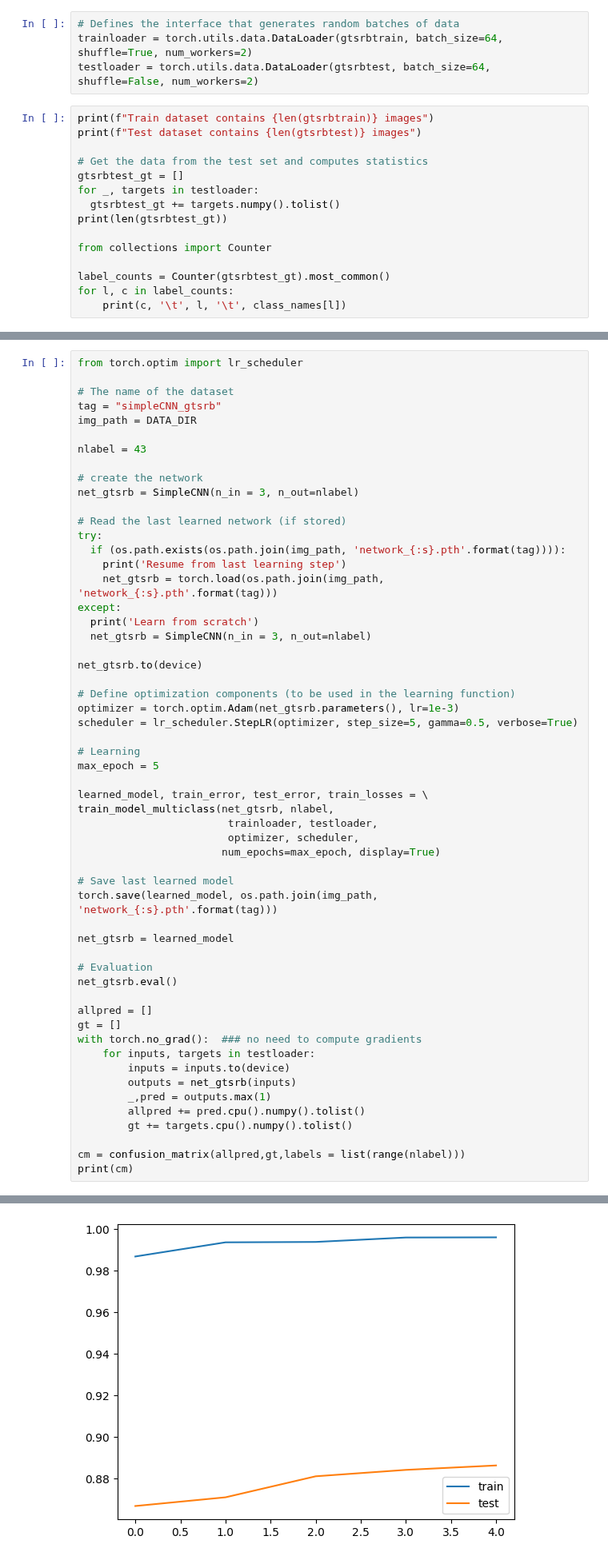
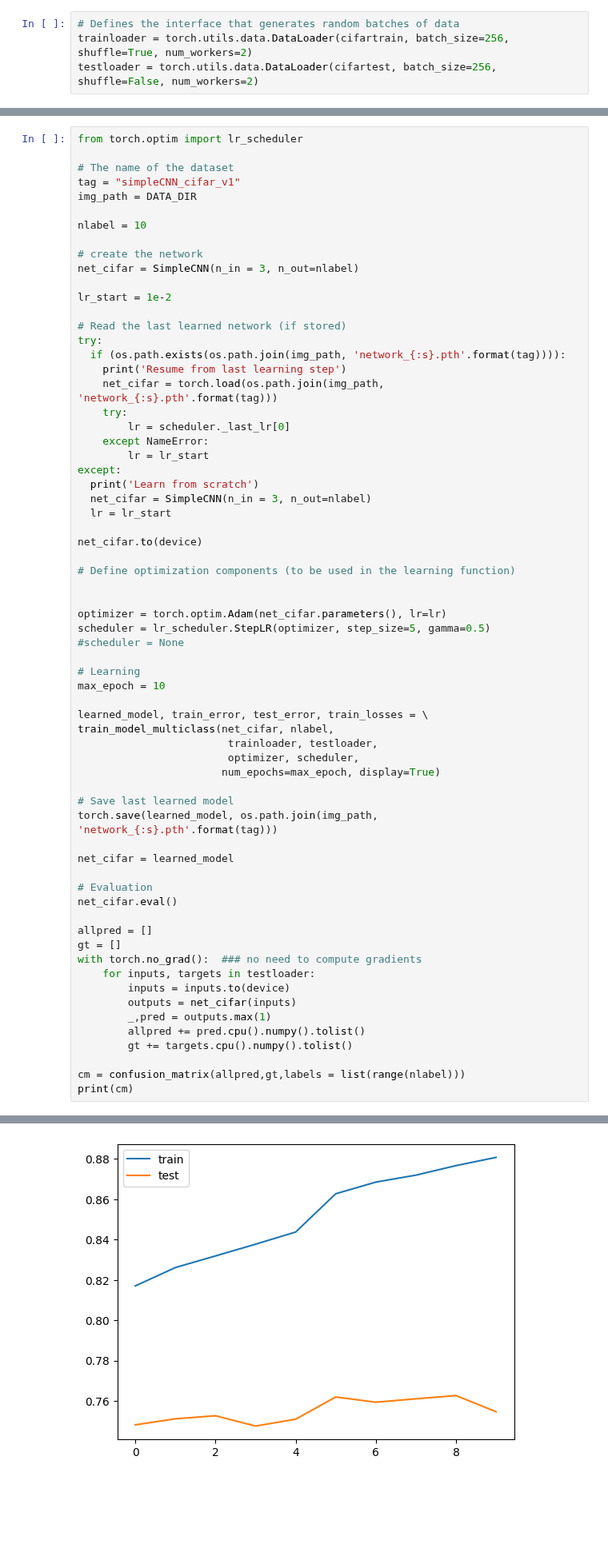
Before and after one commit to stepherbin/teaching, a Jupyter notebook: IOGS/td_deep_learning.ipynb, the cells around one changed output, grey strips where cells are left out. Shown at 80% size. Drawn from its saved outputs; the diff is of its cells as text; blank space fills up the shorter version.

```diff
--- a/IOGS/td_deep_learning.ipynb
+++ b/IOGS/td_deep_learning.ipynb
@@ -305,19 +347,4 @@ signnames.csv       100%[===================>]     999  --.-KB/s    in 0s
 # %%
 # Defines the interface that generates random batches of data
-trainloader = torch.utils.data.DataLoader(gtsrbtrain, batch_size=64, shuffle=True, num_workers=2)
-testloader = torch.utils.data.DataLoader(gtsrbtest, batch_size=64, shuffle=False, num_workers=2)
+trainloader = torch.utils.data.DataLoader(cifartrain, batch_size=256, shuffle=True, num_workers=2)
+testloader = torch.utils.data.DataLoader(cifartest, batch_size=256, shuffle=False, num_workers=2)
-# %%
-print(f"Train dataset contains {len(gtsrbtrain)} images")
-print(f"Test dataset contains {len(gtsrbtest)} images")
-
-# Get the data from the test set and computes statistics
-gtsrbtest_gt = []
-for _, targets in testloader:
-  gtsrbtest_gt += targets.numpy().tolist()
-print(len(gtsrbtest_gt))
-
-from collections import Counter
-
-label_counts = Counter(gtsrbtest_gt).most_common()
-for l, c in label_counts:
-    print(c, '\t', l, '\t', class_names[l])
@@ -371,34 +379,44 @@ The following code uses `torch.save` and `torch.load` to save and reload your ne
 from torch.optim import lr_scheduler
 
 # The name of the dataset
-tag = "simpleCNN_gtsrb"
+tag = "simpleCNN_cifar_v1"
 img_path = DATA_DIR
 
-nlabel = 43
+nlabel = 10
 
 # create the network
-net_gtsrb = SimpleCNN(n_in = 3, n_out=nlabel)
+net_cifar = SimpleCNN(n_in = 3, n_out=nlabel)
+
+lr_start = 1e-2
 
 # Read the last learned network (if stored)
 try:
   if (os.path.exists(os.path.join(img_path, 'network_{:s}.pth'.format(tag)))):
     print('Resume from last learning step')
-    net_gtsrb = torch.load(os.path.join(img_path, 'network_{:s}.pth'.format(tag)))
+    net_cifar = torch.load(os.path.join(img_path, 'network_{:s}.pth'.format(tag)))
+    try:
+        lr = scheduler._last_lr[0]
+    except NameError:
+        lr = lr_start
 except:
   print('Learn from scratch')
-  net_gtsrb = SimpleCNN(n_in = 3, n_out=nlabel)
+  net_cifar = SimpleCNN(n_in = 3, n_out=nlabel)
+  lr = lr_start
 
-net_gtsrb.to(device)
+net_cifar.to(device)
 
 # Define optimization components (to be used in the learning function)
-optimizer = torch.optim.Adam(net_gtsrb.parameters(), lr=1e-3)
-scheduler = lr_scheduler.StepLR(optimizer, step_size=5, gamma=0.5, verbose=True)
+
+
+optimizer = torch.optim.Adam(net_cifar.parameters(), lr=lr)
+scheduler = lr_scheduler.StepLR(optimizer, step_size=5, gamma=0.5)
+#scheduler = None
 
 # Learning
-max_epoch = 5
+max_epoch = 10
 
 learned_model, train_error, test_error, train_losses = \
-train_model_multiclass(net_gtsrb, nlabel,
+train_model_multiclass(net_cifar, nlabel,
                         trainloader, testloader,
                         optimizer, scheduler,
                        num_epochs=max_epoch, display=True)
@@ -406,17 +424,17 @@ train_model_multiclass(net_gtsrb, nlabel,
 # Save last learned model
 torch.save(learned_model, os.path.join(img_path, 'network_{:s}.pth'.format(tag)))
 
-net_gtsrb = learned_model
+net_cifar = learned_model
 
 # Evaluation
-net_gtsrb.eval()
+net_cifar.eval()
 
 allpred = []
 gt = []
 with torch.no_grad():  ### no need to compute gradients
     for inputs, targets in testloader:
         inputs = inputs.to(device)
-        outputs = net_gtsrb(inputs)
+        outputs = net_cifar(inputs)
         _,pred = outputs.max(1)
         allpred += pred.cpu().numpy().tolist()
         gt += targets.cpu().numpy().tolist()
@@ -428 +446 @@ train = 99.61%; val = 88.61%; loss = 1.462768e-02
-[figure, old version]
+[figure, new version]
```
Also changed, not shown: parts of 19 cells of this notebook, 2 other files.
